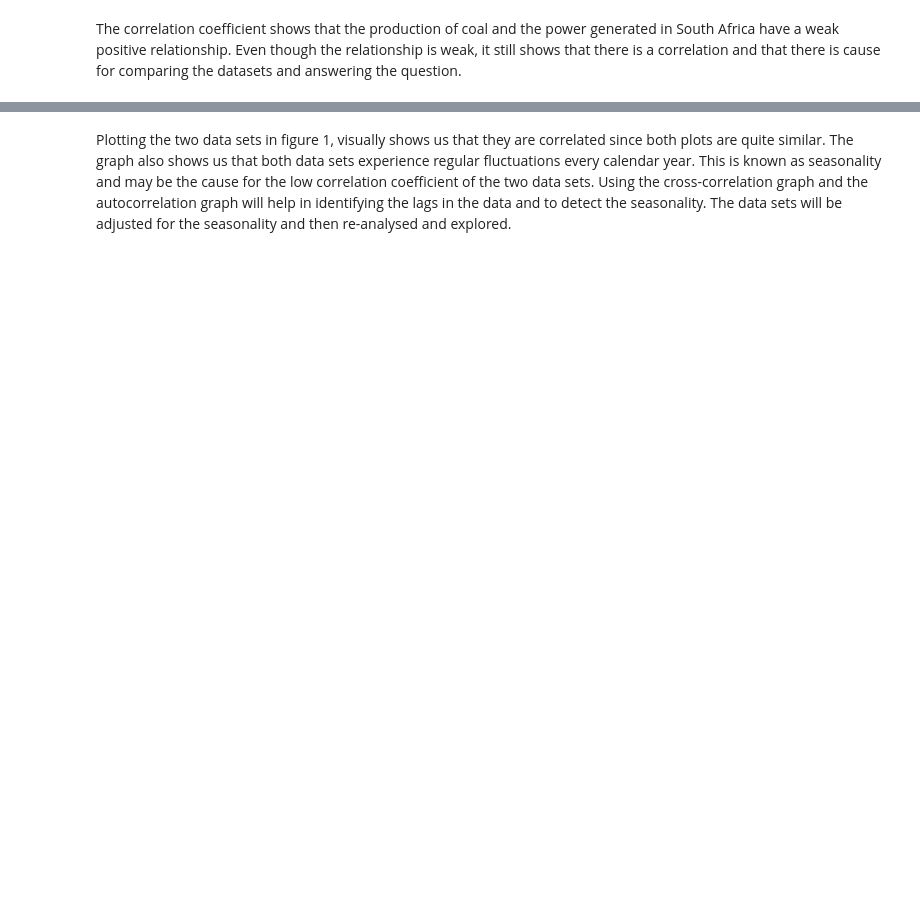
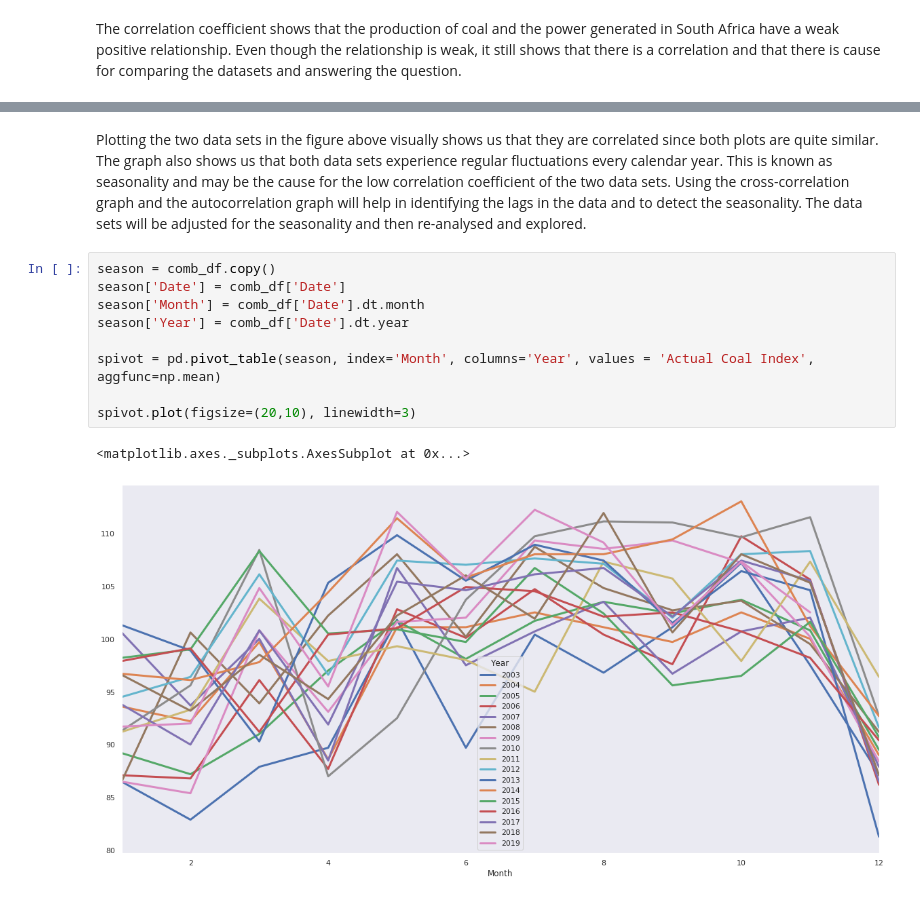
Before and after one commit to MarMar42/Data-Analysis-of-Coal-and-Power, a Jupyter notebook: DAE Mini Assignment.ipynb, the cells around one changed output, grey strips where cells are left out. Drawn from its saved outputs; the diff is of its cells as text; blank space fills up the shorter version.

```diff
--- a/DAE Mini Assignment.ipynb
+++ b/DAE Mini Assignment.ipynb
@@ -163,2 +181,14 @@ plt.show()
 # %% [markdown]
-Plotting the two data sets in figure 1, visually shows us that they are correlated since both plots are quite similar. The graph also shows us that both data sets experience regular fluctuations every calendar year. This is known as seasonality and may be the cause for the low correlation coefficient of the two data sets. Using the cross-correlation graph and the autocorrelation graph will help in identifying the lags in the data and to detect the seasonality. The data sets will be adjusted for the seasonality and then re-analysed and explored.
+Plotting the two data sets in the figure above visually shows us that they are correlated since both plots are quite similar. The graph also shows us that both data sets experience regular fluctuations every calendar year. This is known as seasonality and may be the cause for the low correlation coefficient of the two data sets. Using the cross-correlation graph and the autocorrelation graph will help in identifying the lags in the data and to detect the seasonality. The data sets will be adjusted for the seasonality and then re-analysed and explored.
+# %%
+season = comb_df.copy()
+season['Date'] = comb_df['Date']
+season['Month'] = comb_df['Date'].dt.month
+season['Year'] = comb_df['Date'].dt.year
+
+spivot = pd.pivot_table(season, index='Month', columns='Year', values = 'Actual Coal Index', aggfunc=np.mean)
+
+spivot.plot(figsize=(20,10), linewidth=3)
+# %% [output]
+<matplotlib.axes._subplots.AxesSubplot at 0x...>
+[figure, added]
```
Also changed, not shown: parts of 15 cells of this notebook, 1 other file.
